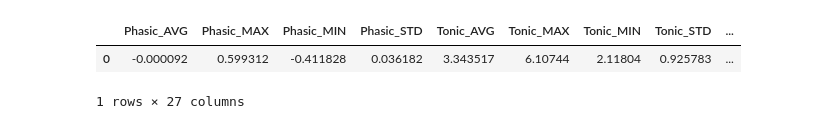
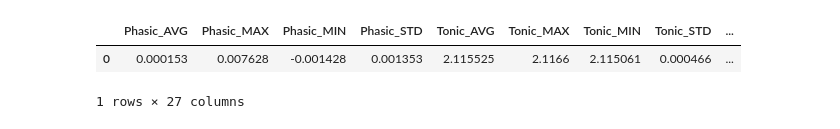
Before and after one commit to rodrigolima6/Physiological_Data, a Jupyter notebook: Process_EDA.ipynb, the cells around one changed output. Drawn from its saved outputs; the diff is of its cells as text; code cells hidden in the pictures.

```diff
--- a/Process_EDA.ipynb
+++ b/Process_EDA.ipynb
@@ -7,7 +22,7 @@ from Process_Features import *
 # %%
-EDA_Dataframe = Process_EDA(CH2,fs,16)
+EDA_Dataframe = Process_EDA(CH2[0:4000],fs,16)
 EDA_Dataframe
 # %% [output]
 |  | Phasic_AVG | Phasic_MAX | Phasic_MIN | Phasic_STD | Tonic_AVG | Tonic_MAX | Tonic_MIN | Tonic_STD | ... |
-| 0 | -0.000092 | 0.599312 | -0.411828 | 0.036182 | 3.343517 | 6.10744 | 2.11804 | 0.925783 | ... |
+| 0 | 0.000153 | 0.007628 | -0.001428 | 0.001353 | 2.115525 | 2.1166 | 2.115061 | 0.000466 | ... |
 1 rows × 27 columns
```
Also changed, not shown: parts of 1 cell of this notebook, 6 other files.
